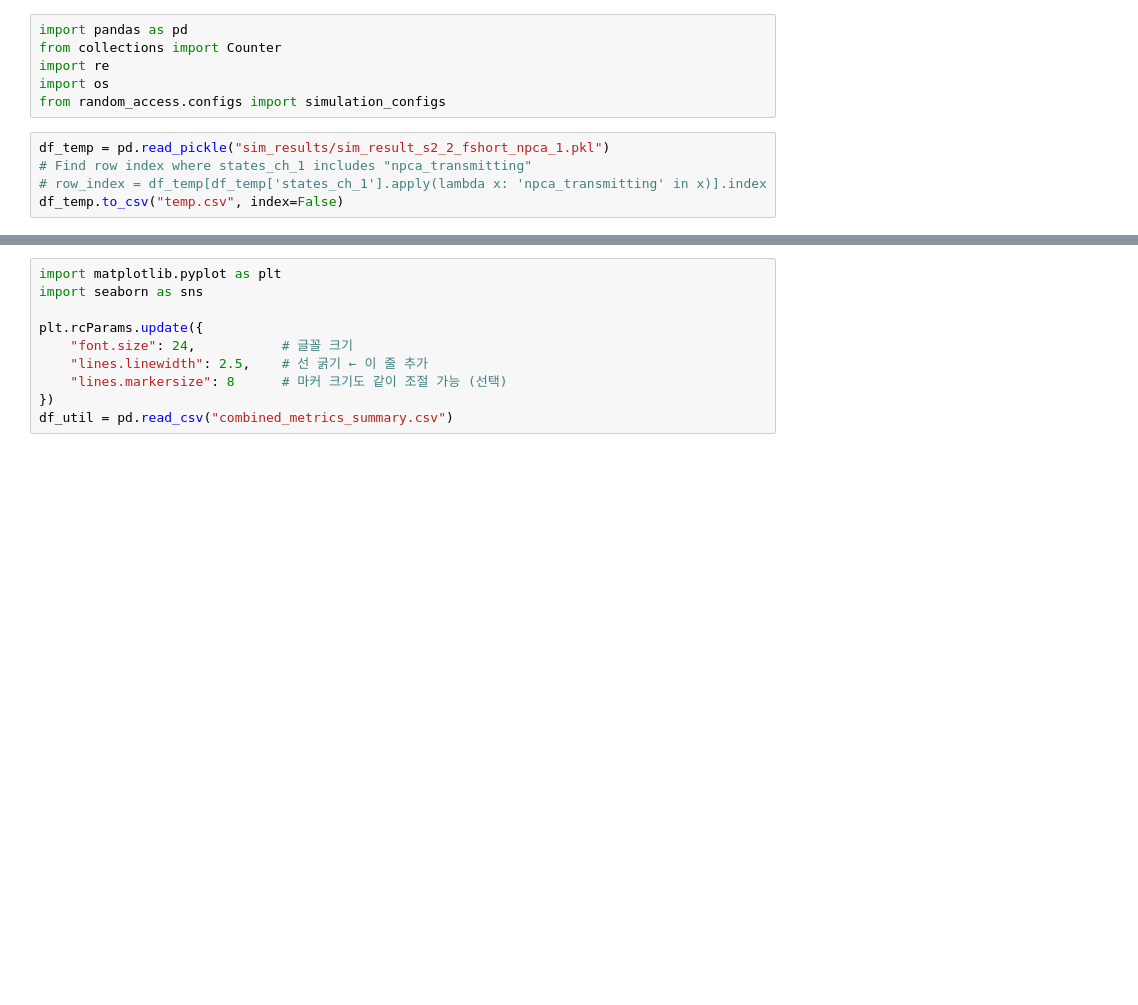
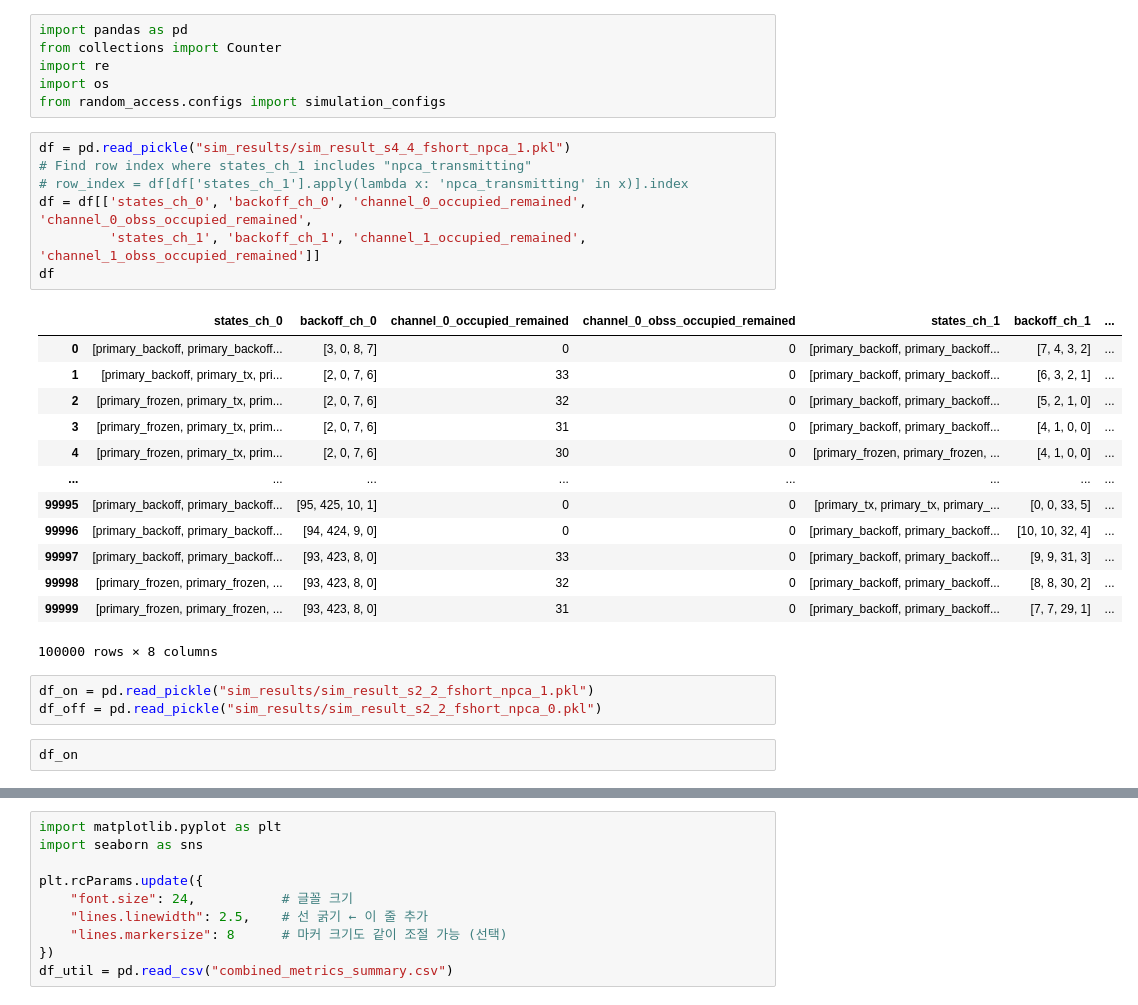
Before and after one commit to crazytb/NPCA, a Jupyter notebook: main_analyze_csvs.ipynb, the cells around one changed output, grey strips where cells are left out. Cells and saved outputs as stored; diff of their text form; blank space fills up the shorter version.

```diff
--- a/main_analyze_csvs.ipynb
+++ b/main_analyze_csvs.ipynb
@@ -7,7 +7,28 @@ import re
 import os
 from random_access.configs import simulation_configs
 # %%
-df_temp = pd.read_pickle("sim_results/sim_result_s2_2_fshort_npca_1.pkl")
+df = pd.read_pickle("sim_results/sim_result_s4_4_fshort_npca_1.pkl")
 # Find row index where states_ch_1 includes "npca_transmitting"
-# row_index = df_temp[df_temp['states_ch_1'].apply(lambda x: 'npca_transmitting' in x)].index
-df_temp.to_csv("temp.csv", index=False)
+# row_index = df[df['states_ch_1'].apply(lambda x: 'npca_transmitting' in x)].index
+df = df[['states_ch_0', 'backoff_ch_0', 'channel_0_occupied_remained', 'channel_0_obss_occupied_remained',
+         'states_ch_1', 'backoff_ch_1', 'channel_1_occupied_remained', 'channel_1_obss_occupied_remained']]
+df
+# %% [output]
+|  | states_ch_0 | backoff_ch_0 | channel_0_occupied_remained | channel_0_obss_occupied_remained | states_ch_1 | backoff_ch_1 | ... |
+| 0 | [primary_backoff, primary_backoff... | [3, 0, 8, 7] | 0 | 0 | [primary_backoff, primary_backoff... | [7, 4, 3, 2] | ... |
+| 1 | [primary_backoff, primary_tx, pri... | [2, 0, 7, 6] | 33 | 0 | [primary_backoff, primary_backoff... | [6, 3, 2, 1] | ... |
+| 2 | [primary_frozen, primary_tx, prim... | [2, 0, 7, 6] | 32 | 0 | [primary_backoff, primary_backoff... | [5, 2, 1, 0] | ... |
+| 3 | [primary_frozen, primary_tx, prim... | [2, 0, 7, 6] | 31 | 0 | [primary_backoff, primary_backoff... | [4, 1, 0, 0] | ... |
+| 4 | [primary_frozen, primary_tx, prim... | [2, 0, 7, 6] | 30 | 0 | [primary_frozen, primary_frozen, ... | [4, 1, 0, 0] | ... |
+| ... | ... | ... | ... | ... | ... | ... | ... |
+| 99995 | [primary_backoff, primary_backoff... | [95, 425, 10, 1] | 0 | 0 | [primary_tx, primary_tx, primary_... | [0, 0, 33, 5] | ... |
+| 99996 | [primary_backoff, primary_backoff... | [94, 424, 9, 0] | 0 | 0 | [primary_backoff, primary_backoff... | [10, 10, 32, 4] | ... |
+| 99997 | [primary_backoff, primary_backoff... | [93, 423, 8, 0] | 33 | 0 | [primary_backoff, primary_backoff... | [9, 9, 31, 3] | ... |
+| 99998 | [primary_frozen, primary_frozen, ... | [93, 423, 8, 0] | 32 | 0 | [primary_backoff, primary_backoff... | [8, 8, 30, 2] | ... |
+| 99999 | [primary_frozen, primary_frozen, ... | [93, 423, 8, 0] | 31 | 0 | [primary_backoff, primary_backoff... | [7, 7, 29, 1] | ... |
+100000 rows × 8 columns
+# %%
+df_on = pd.read_pickle("sim_results/sim_result_s2_2_fshort_npca_1.pkl")
+df_off = pd.read_pickle("sim_results/sim_result_s2_2_fshort_npca_0.pkl")
+# %%
+df_on
```
Also changed, not shown: parts of 7 cells of this notebook, 5 other files.
